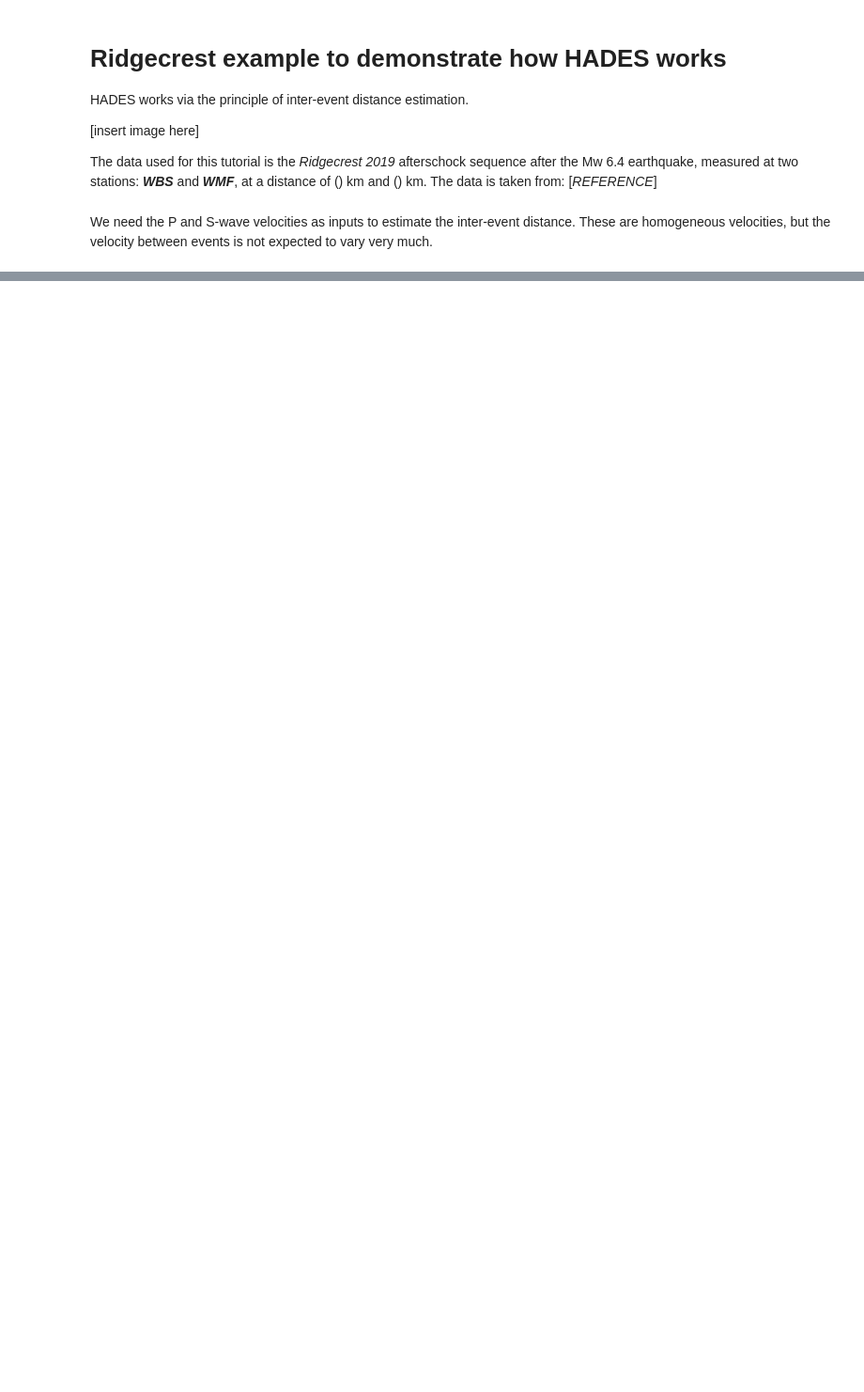
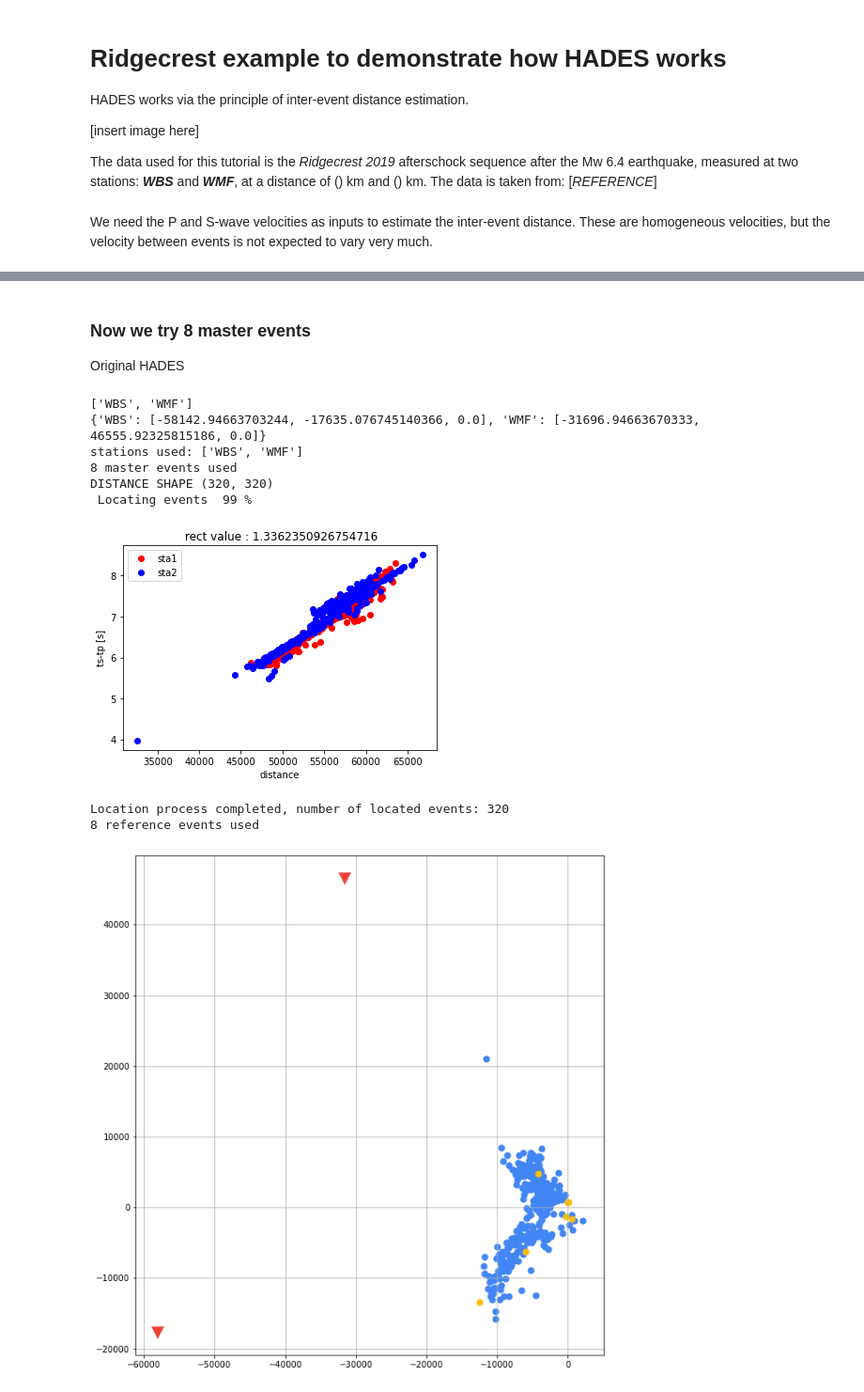
Before and after one commit to ktuin/HADES-R, a Jupyter notebook: run/ridgecrest_example_part1.ipynb, the cells around one changed output, grey strips where cells are left out. Shown at 94% size. Saved outputs shown, nothing was run; the diff lists cells and outputs as text; code cells hidden in the pictures; blank space fills up the shorter version.

```diff
--- a/run/ridgecrest_example_part1.ipynb
+++ b/run/ridgecrest_example_part1.ipynb
@@ -37,7 +37,7 @@ We need the P and S-wave velocities as inputs to estimate the inter-event distan
 # %%
 # Homogeneous velocity estimates for the Ridgecrest example
 Vp = 6000
-Vs = Vp/1.8
+Vs = Vp/1.73
 
 # Stations: pick one or preferably two stations out of your station list. In this case
 # we only have two stations, so that is easy
@@ -64,0 +90,34 @@ hobj = hades_input(
+# %% [markdown]
+### Now we try 8 master events
+Original HADES
+# %%
+# Create an input object again with data loaded
+hobj_8 = hades_input(
+    data_path = data_path,          # the general path to the data
+    event_file = input_file_8,        # the input event file path
+    station_file = station_file,    # the station file path
+    sta_select = stations           # your two stations
+)
+
+# First we compute the relative distances
+hobj_8.distance_calculation(Vp,Vs,stations)
+
+# And think of a filename to deposit our results in
+out_file = 'ridgecrest_twostations_8'
+
+# And then we do absolute locations. First make a location instance:
+hloc_8 = hades_location(input_obj=hobj_8, output_path='./data/outputs/')
+
+# and locate the events:
+hloc_8.location(out_file, mode='abs', plot=True)
+# %% [output]
+['WBS', 'WMF']
+{'WBS': [-58142.94663703244, -17635.076745140366, 0.0], 'WMF': [-31696.94663670333, 46555.92325815186, 0.0]}
+stations used: ['WBS', 'WMF']
+8 master events used
+DISTANCE SHAPE (320, 320)
+ Locating events  99 %
+[figure, added]
+Location process completed, number of located events: 320
+8 reference events used
+[figure, added]
```
Also changed, not shown: parts of 16 cells of this notebook, 16 other files.
